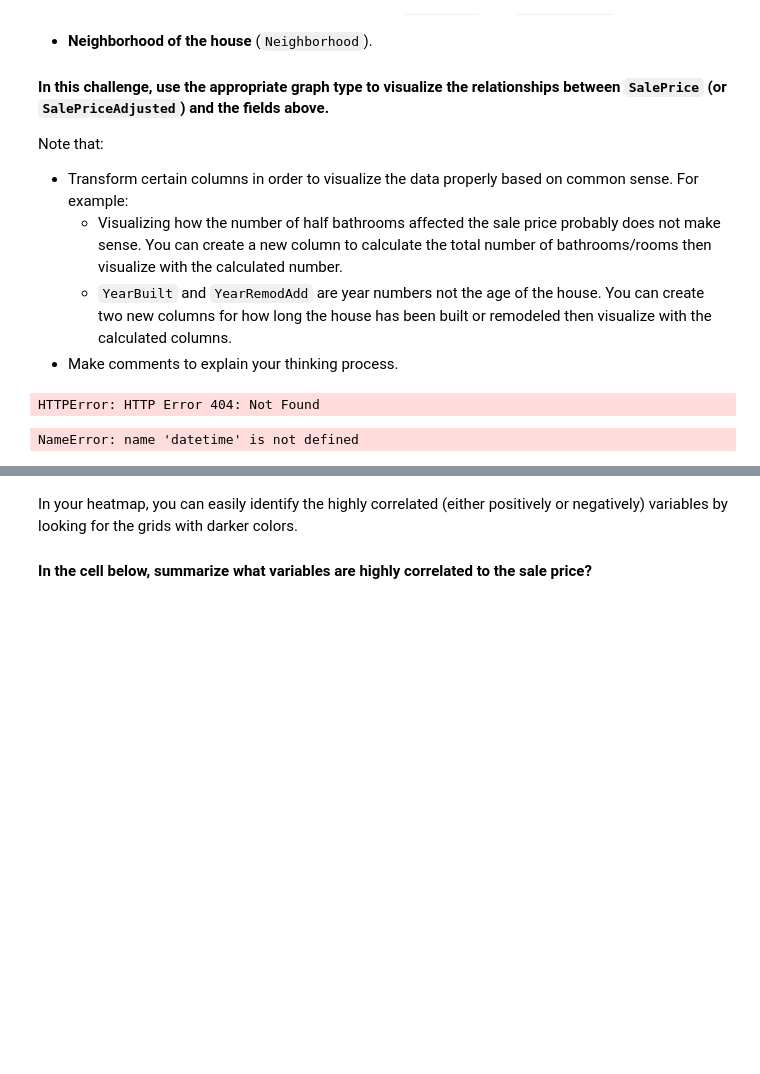
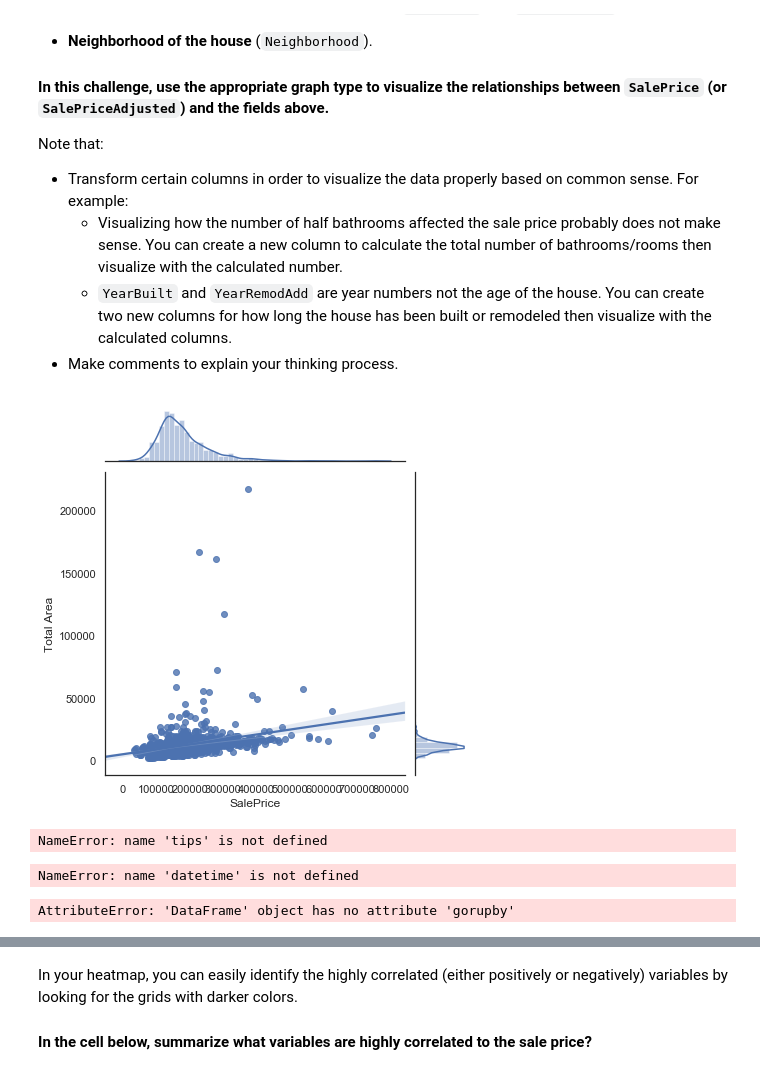
Before and after one commit to paularotaola/datamad0620, a Jupyter notebook: module-2/lab-storytelling-data-visualization/your-code/main.ipynb, the cells around one changed output, grey strips where cells are left out. Cells and saved outputs as stored; diff of their text form; code cells hidden in the pictures; blank space fills up the shorter version.

```diff
--- a/module-2/lab-storytelling-data-visualization/your-code/main.ipynb
+++ b/module-2/lab-storytelling-data-visualization/your-code/main.ipynb
@@ -88,2 +82,4 @@ missing_value_df = missing_value_df.drop(drop_cols, axis=1)
+# %%
+df= df.drop(df.columns[df.apply(lambda col: col.isnull().sum()*100 / len(df) > 20)], axis=1)
 # %%
 # your code here
@@ -116,9 +112,3 @@ If you used the correct method in the previous step, you should have found the d
 Try applying various mathematical functions such as square root, power, and log to the `SalePrice` column. Visualize the distribution of the adjusted data until you find a function that makes the data normally distributed. **Create a new column called `SalePriceAdjusted` to store the adjusted sale price.**
 
 [This reference](https://trainingdatascience.com/workshops/histograms-and-skewed-data/) shows you examples on how to adjust skewed data.
-# %%
-# your code here
-dfn = pd.DataFrame(df["SalePrice"]) # Create a pandas DataFrame out of the numpy array
-dfn.plot.hist(alpha=0.5, bins=15, grid=True,legend=None)  # Pandas helper function to plot a hist. Uses matplotlib under the hood.
-plt.title("Histogram")
-plt.show()
@@ -209,14 +157,24 @@ Note that:
 # %%
 # your code here
 # add cells as needed
 
-size=df[["SalePrice","GrLivArea","LotArea","GarageArea"]]
-sns.pairplot(size, hue="SalePrice")
+df["Total Area"] = df["GrLivArea"]+df["LotArea"]+df["GarageArea"]
+size= df[["SalePrice","Total Area"]]
+
+sns.jointplot(data=df, x='SalePrice', y='Total Area', kind='reg', color='b')
+plt.show()
+# %% [output]
+[figure, added]
-# %%
-rooms=df[["SalePrice","BedroomAbvGr","KitchenAbvGr","FullBath","HalfBath","BsmtFullBath","BsmtHalfBath"]]
-mpg = sns.load_dataset("rooms")
-# %% [output]
-HTTPError: HTTP Error 404: Not Found
+# %%
+rooms=df[["SalePrice","BedroomAbvGr","KitchenAbvGr","FullBath","HalfBath","BsmtFullBath","BsmtHalfBath"]]
+df["Total Rooms"] = df["BedroomAbvGr"] + df["KitchenAbvGr"]+df["FullBath"]+df["HalfBath"]+df["BsmtFullBath"]+df["BsmtHalfBath"]
+total_bath =df["FullBath"]+df["HalfBath"]+df["BsmtFullBath"]
+sns.violinplot(x="day", y="total_bill", hue="smoker",
+               split=True, inner="quart",
+               palette={"Yes": "y", "No": "b"},
+               data=tips)
+# %% [output]
+NameError: name 'tips' is not defined
 # %%
 now = datetime.now()
 age=df[["SalePrice","YearBuilt","YearRemodAdd"]]
@@ -225,6 +183,9 @@ age['age'] = now - age['YearBuilt']
 NameError: name 'datetime' is not defined
 # %%
 neighborhood= df[["SalePrice","Neighborhood"]]
+neighborhood.gorupby("Neighborhood").count
+# %% [output]
+AttributeError: 'DataFrame' object has no attribute 'gorupby'
 # %% [markdown]
 ## Bonus Challenge 2 - Exploring Data with Correlation Heatmap
 
```
Also changed, not shown: parts of 9 cells of this notebook.
